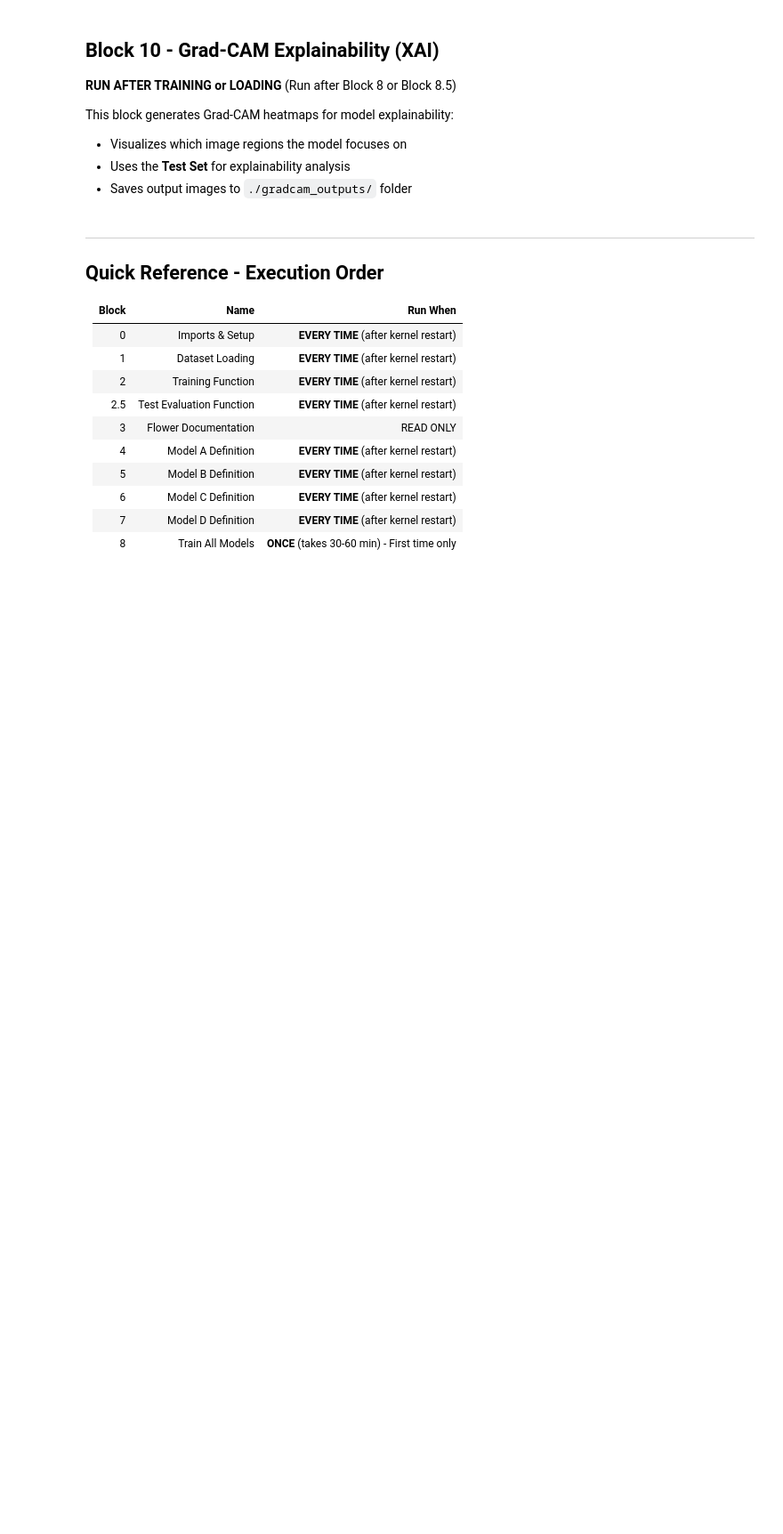
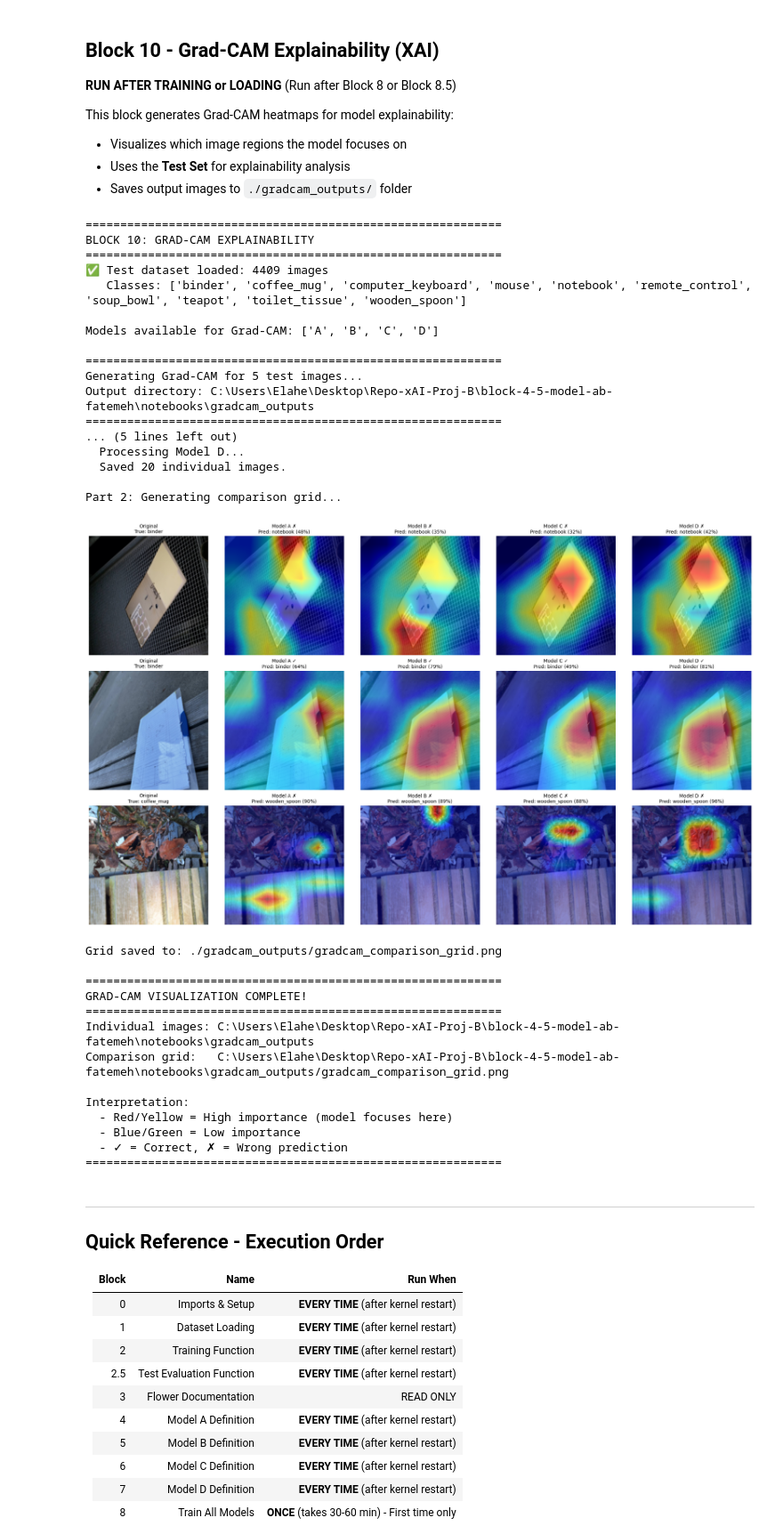
Before and after one commit to Dike-Gan/xai-baseline-cnn, a Jupyter notebook: notebooks/baselinemodel_block.ipynb, the cells around one changed output. Shown at 89% size. Drawn from its saved outputs; the diff is of its cells as text; code cells hidden in the pictures; blank space fills up the shorter version.

```diff
--- a/notebooks/baselinemodel_block.ipynb
+++ b/notebooks/baselinemodel_block.ipynb
@@ -1368,11 +1370,16 @@ def display_gradcam_grid(test_dataset, models_dict, indices, device, class_names
 
         for col, (model_key, model) in enumerate(models_dict.items(), start=1):
             model.eval()
+            model = model.to(device)
             target_layer = model.layer4[-1]
+
+            # Enable gradients for Grad-CAM
+            for param in model.parameters():
+                param.requires_grad = True
 
             x_b = x.unsqueeze(0).to(device)
 
-            with GradCAM(model=model.to(device), target_layers=[target_layer]) as cam:
+            with GradCAM(model=model, target_layers=[target_layer]) as cam:
                 targets = [ClassifierOutputTarget(y)]
                 cam_map = cam(input_tensor=x_b, targets=targets)
 
@@ -1462,9 +1469,14 @@ if test_dataset is not None and len(models_to_explain) > 0:
     for key, model in models_to_explain.items():
         print(f"  Processing Model {key}...")
         model.eval()
+        model = model.to(device)
         target_layer = model.layer4[-1]
 
-        with GradCAM(model=model.to(device), target_layers=[target_layer]) as cam_engine:
+        # Enable gradients for Grad-CAM (required for frozen models like A and C)
+        for param in model.parameters():
+            param.requires_grad = True
+
+        with GradCAM(model=model, target_layers=[target_layer]) as cam_engine:
             for idx in indices_to_viz:
                 x, y = test_dataset[idx]
                 x_b = x.unsqueeze(0).to(device)
@@ -1495,33 +1507,65 @@ if test_dataset is not None and len(models_to_explain) > 0:
 
     display_gradcam_grid(
         test_dataset=test_dataset,
         models_dict=models_to_explain,
         indices=grid_indices,
         device=device,
         class_names=test_class_names
     )
 
     print(f"\n{'='*60}")
     print("GRAD-CAM VISUALIZATION COMPLETE!")
     print(f"{'='*60}")
     print(f"Individual images: {OUT_DIR.resolve()}")
     print(f"Comparison grid:   {OUT_DIR.resolve()}/gradcam_comparison_grid.png")
     print(f"\nInterpretation:")
     print("  - Red/Yellow = High importance (model focuses here)")
     print("  - Blue/Green = Low importance")
     print("  - ✓ = Correct, ✗ = Wrong prediction")
     print(f"{'='*60}")
 
 else:
     print("\n" + "="*60)
     print("CANNOT RUN GRAD-CAM")
     print("="*60)
     if test_dataset is None:
         print("❌ Test dataset not found.")
     if len(models_to_explain) == 0:
         print("❌ No trained models found.")
         print("   Please run Block 8 or Block 8.5 first.")
     print("="*60)
+# %% [output]
+============================================================
+BLOCK 10: GRAD-CAM EXPLAINABILITY
+============================================================
+✅ Test dataset loaded: 4409 images
+   Classes: ['binder', 'coffee_mug', 'computer_keyboard', 'mouse', 'notebook', 'remote_control', 'soup_bowl', 'teapot', 'toilet_tissue', 'wooden_spoon']
+
+Models available for Grad-CAM: ['A', 'B', 'C', 'D']
+
+============================================================
+Generating Grad-CAM for 5 test images...
+Output directory: C:\Users\Elahe\Desktop\Repo-xAI-Proj-B\block-4-5-model-ab-fatemeh\notebooks\gradcam_outputs
+============================================================
+... (5 lines left out)
+  Processing Model D...
+  Saved 20 individual images.
+
+Part 2: Generating comparison grid...
+[figure, added]
+Grid saved to: ./gradcam_outputs/gradcam_comparison_grid.png
+
+============================================================
+GRAD-CAM VISUALIZATION COMPLETE!
+============================================================
+Individual images: C:\Users\Elahe\Desktop\Repo-xAI-Proj-B\block-4-5-model-ab-fatemeh\notebooks\gradcam_outputs
+Comparison grid:   C:\Users\Elahe\Desktop\Repo-xAI-Proj-B\block-4-5-model-ab-fatemeh\notebooks\gradcam_outputs/gradcam_comparison_grid.png
+
+Interpretation:
+  - Red/Yellow = High importance (model focuses here)
+  - Blue/Green = Low importance
+  - ✓ = Correct, ✗ = Wrong prediction
+============================================================
 # %% [markdown]
 ---
 
```
Also changed, not shown: parts of 1 cell of this notebook, 21 other files.
